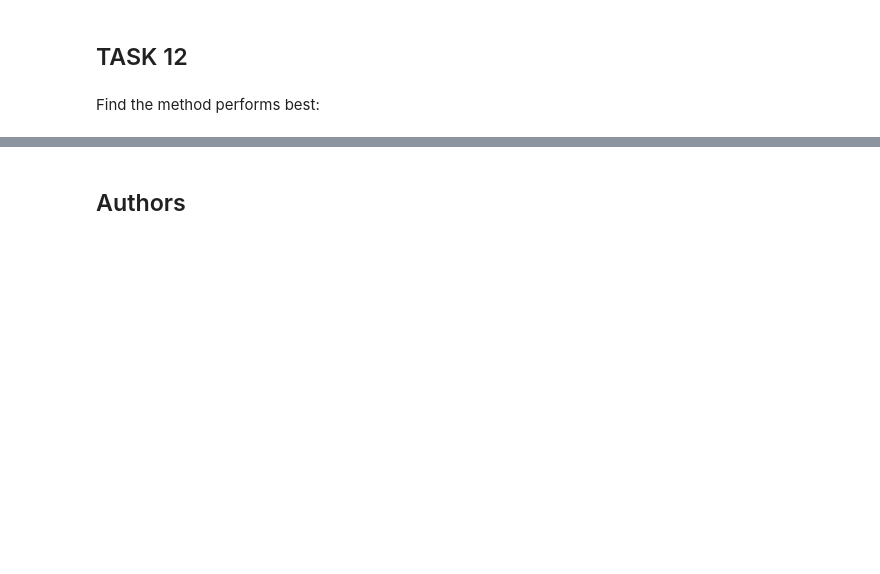
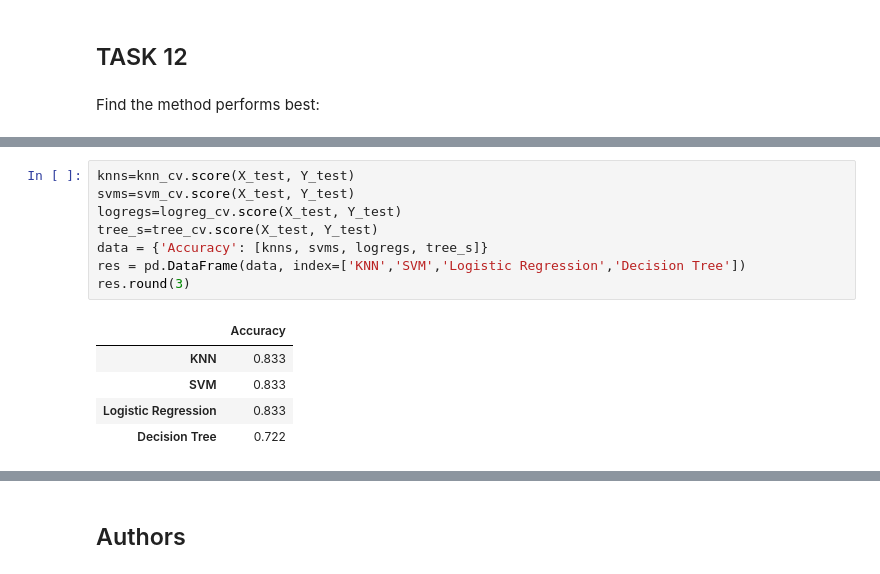
Before and after one commit to foramsolanki/AppliedDataScienceCapstone, a Jupyter notebook: Machine_Learning_Prediction.ipynb, the cells around one changed output, grey strips where cells are left out. Saved outputs shown, nothing was run; the diff lists cells and outputs as text; blank space fills up the shorter version.

```diff
--- a/Machine_Learning_Prediction.ipynb
+++ b/Machine_Learning_Prediction.ipynb
@@ -363,0 +364,14 @@ for predictor in predictors:
+# %%
+knns=knn_cv.score(X_test, Y_test)
+svms=svm_cv.score(X_test, Y_test)
+logregs=logreg_cv.score(X_test, Y_test)
+tree_s=tree_cv.score(X_test, Y_test)
+data = {'Accuracy': [knns, svms, logregs, tree_s]}
+res = pd.DataFrame(data, index=['KNN','SVM','Logistic Regression','Decision Tree'])
+res.round(3)
+# %% [output]
+|  | Accuracy |
+| KNN | 0.833 |
+| SVM | 0.833 |
+| Logistic Regression | 0.833 |
+| Decision Tree | 0.722 |
```
Also changed, not shown: parts of 4 cells of this notebook.
